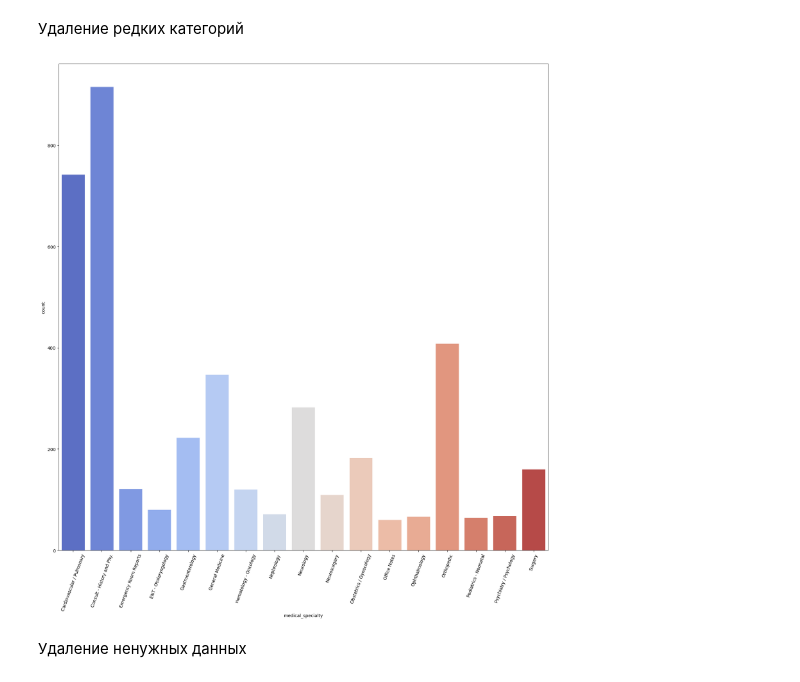
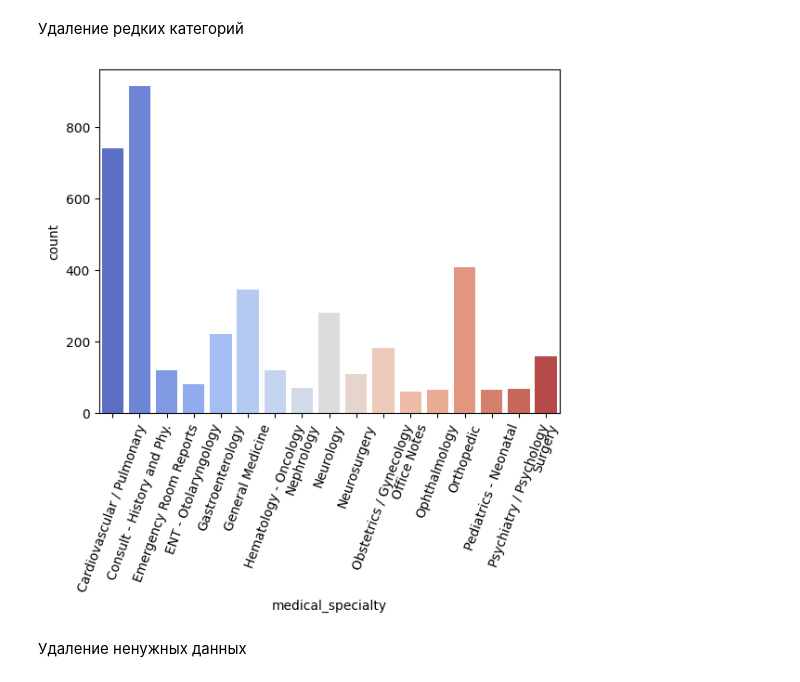
Before and after one commit to evgene-sh/HMLP, a Jupyter notebook: main.ipynb, the cells around one changed output. Drawn from its saved outputs; the diff is of its cells as text; code cells hidden in the pictures.

```diff
--- a/main.ipynb
+++ b/main.ipynb
@@ -76,13 +88,13 @@ Category 32: Urology 34
 # %%
 data_categories = data_categories.filter(lambda x:x.shape[0] > 50)
 final_data_categories = data_categories.groupby(data_categories['medical_specialty'])
 
-plt.figure(figsize=(20, 20))
+plt.figure()
 sns.countplot(data=data_categories, x='medical_specialty', palette ='coolwarm')
 plt.xticks(rotation=70)
 plt.show()
 # %% [output]
-[figure, old version]
+[figure, new version]
 # %% [markdown]
 Удаление ненужных данных
 # %%
```
Also changed, not shown: parts of 2 cells of this notebook.
